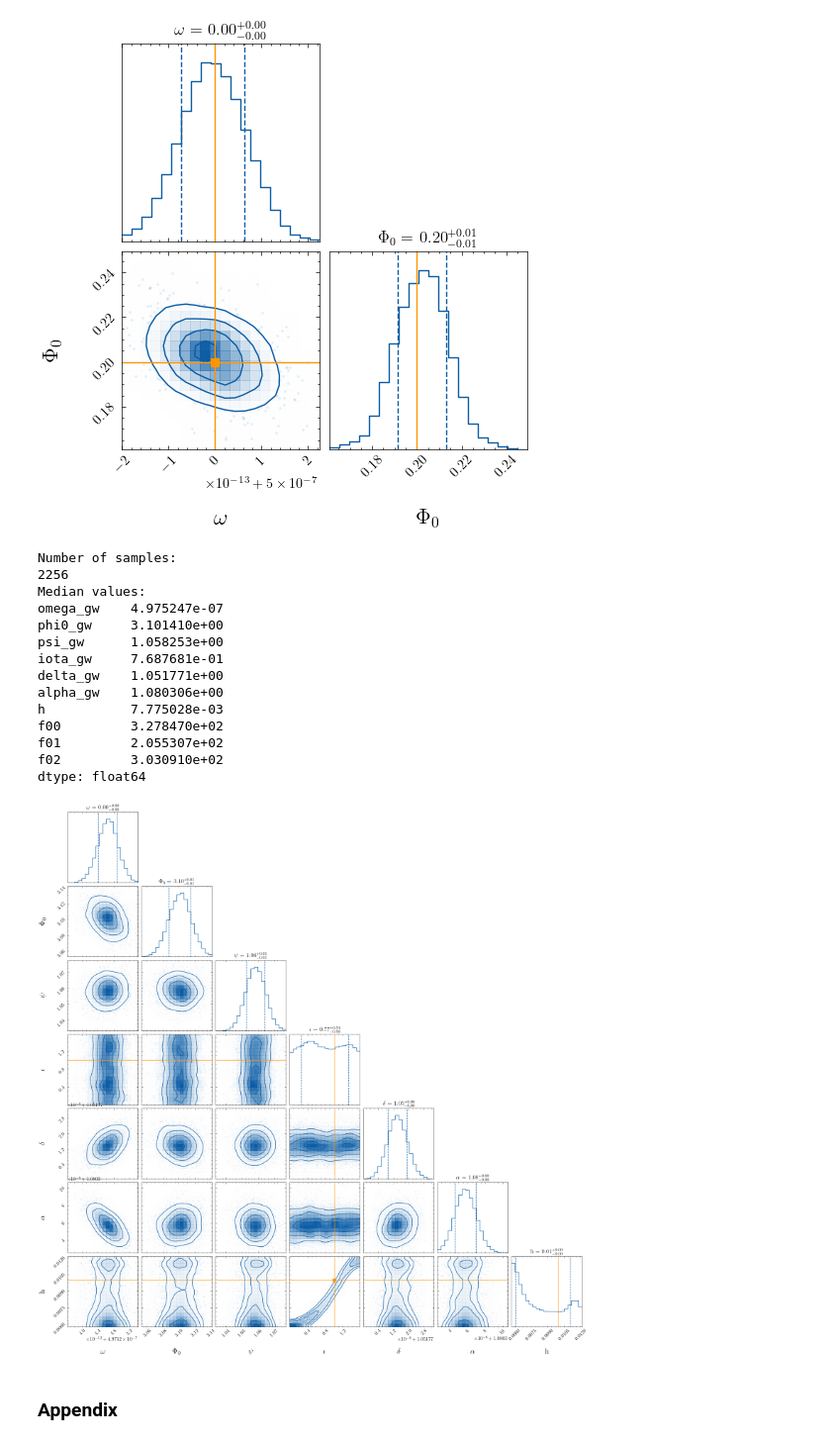
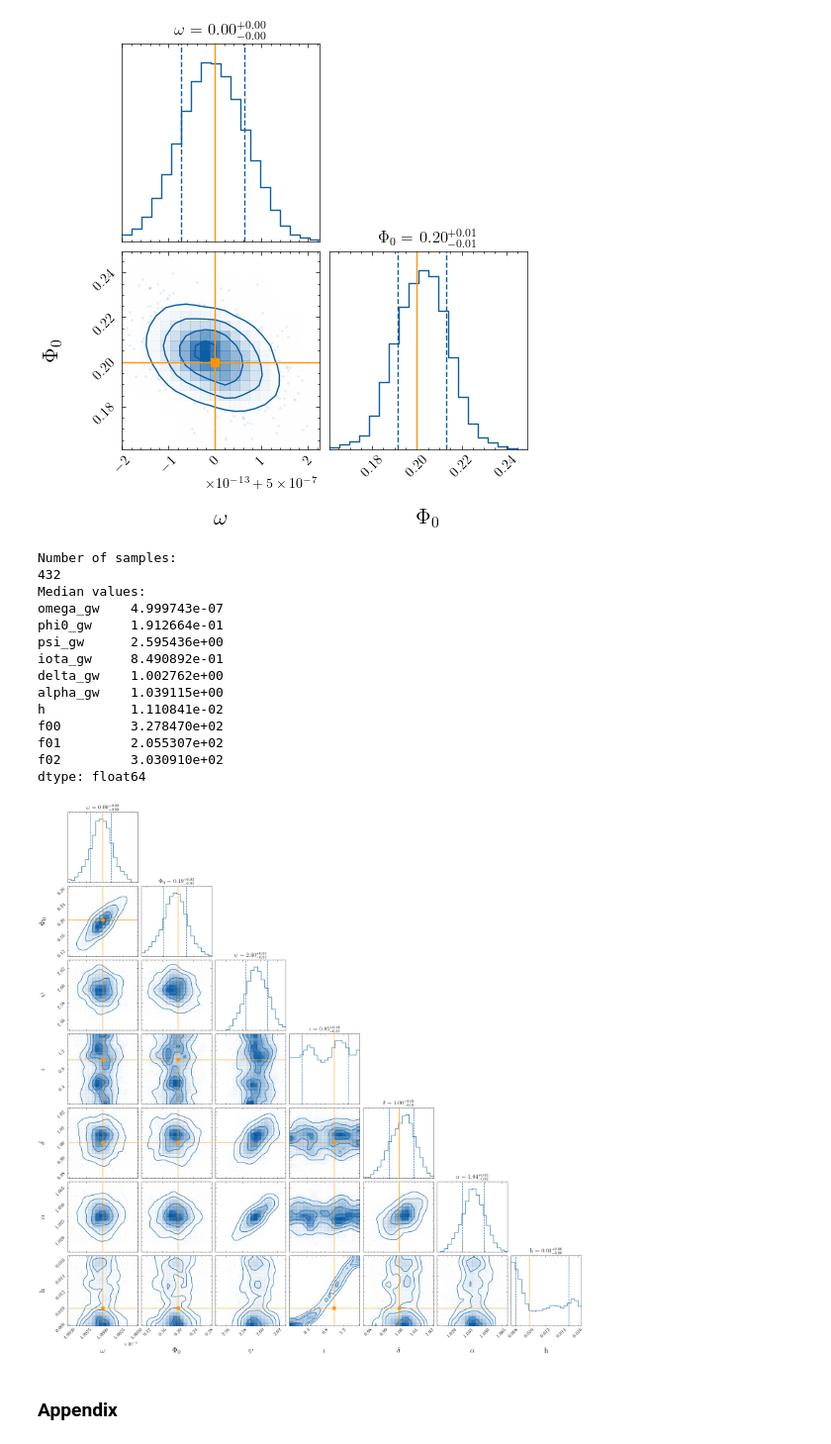
Before and after one commit to tomkimpson/StateSpacePTA, a Jupyter notebook: notebooks/plots_for_paper.ipynb, the cells around one changed output. Shown at 99% size. Cells and saved outputs as stored; diff of their text form; code cells hidden in the pictures.

```diff
--- a/notebooks/plots_for_paper.ipynb
+++ b/notebooks/plots_for_paper.ipynb
@@ -212,34 +203,34 @@ dtype: float64
 # %%
 from plotting import plot_custom_corner
 import numpy as np
 
 
 
-path = "../data/nested_sampling/benchmark_all_psr_all_params_no_try_clause_result.json"
+path = "../data/nested_sampling/benchmark_pulsar_terms_result.json"
 
 ranges=None
 injection_parameters = [5e-7,0.20,2.50,1.0,1.0,1.0,1e-2]
 labels = [r'$\omega$',r'$\Phi_0$',r'$\psi$',r'$\iota$', r'$\delta$',r'$\alpha$',r'h']
 variables_to_plot = ["omega_gw","phi0_gw","psi_gw","iota_gw","delta_gw","alpha_gw", "h"]
 axes_scales = ["log", "linear","linear","linear","linear","linear","log"]
 
 plot_custom_corner(path,variables_to_plot,labels,injection_parameters,ranges,axes_scales,savefig=None)
 # %% [output]
 Number of samples:
-2256
+432
 Median values:
-omega_gw    4.975247e-07
-phi0_gw     3.101410e+00
-psi_gw      1.058253e+00
-iota_gw     7.687681e-01
-delta_gw    1.051771e+00
-alpha_gw    1.080306e+00
-h           7.775028e-03
+omega_gw    4.999743e-07
+phi0_gw     1.912664e-01
+psi_gw      2.595436e+00
+iota_gw     8.490892e-01
+delta_gw    1.002762e+00
+alpha_gw    1.039115e+00
+h           1.110841e-02
 f00         3.278470e+02
 f01         2.055307e+02
 f02         3.030910e+02
 dtype: float64
-[figure, old version]
+[figure, new version]
 # %% [markdown]
 ### Appendix
 # %%
```
Also changed, not shown: parts of 1 cell of this notebook, 2 other files.
